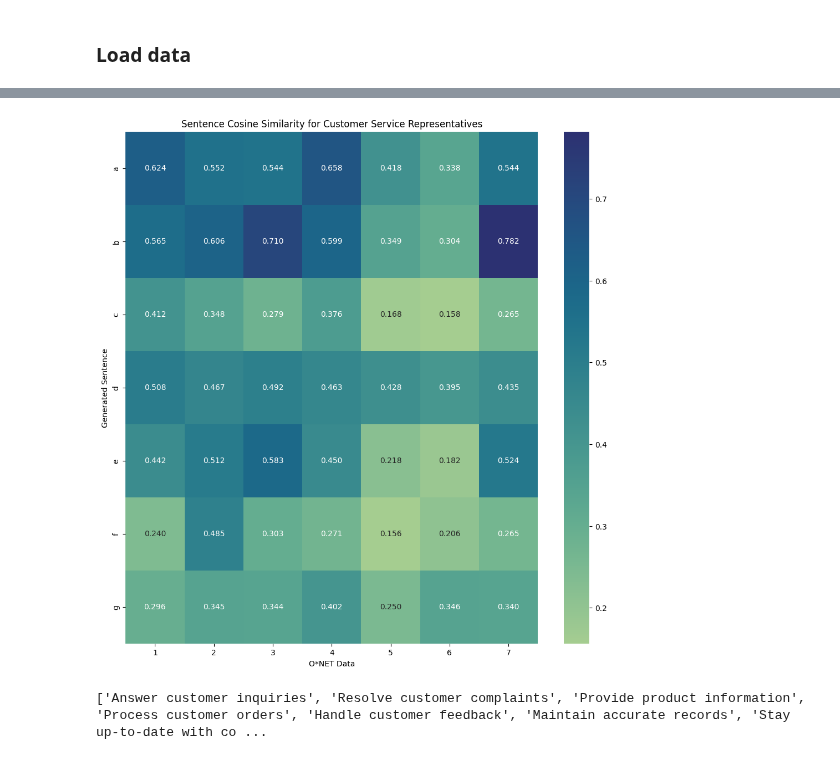
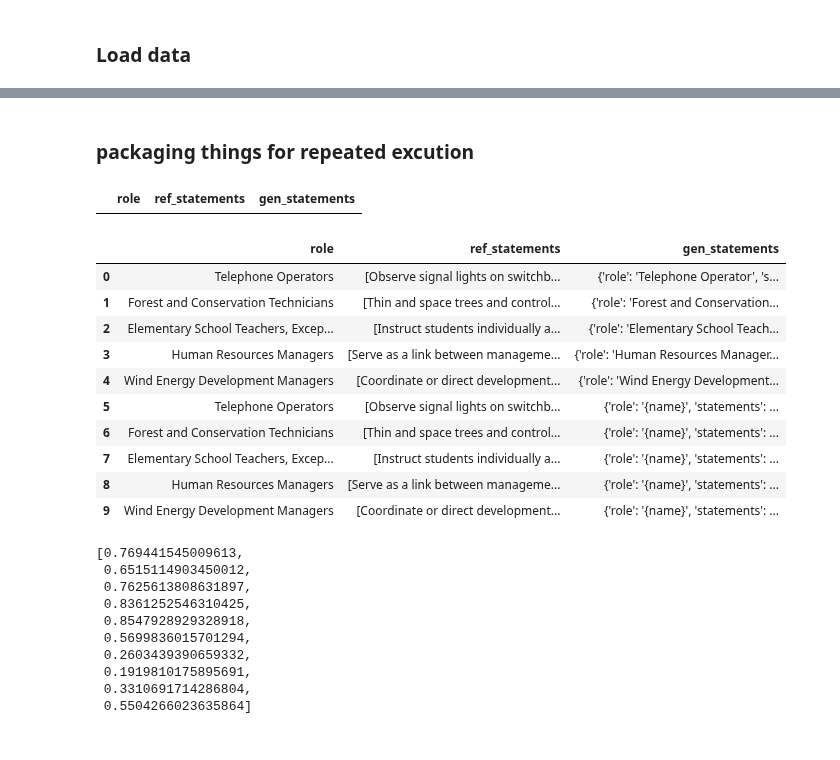
Before and after one commit to Segtanof/Teapot, a Jupyter notebook: task_match.ipynb, the cells around one changed output, grey strips where cells are left out. Saved outputs shown, nothing was run; the diff lists cells and outputs as text; code cells hidden in the pictures.

```diff
--- a/task_match.ipynb
+++ b/task_match.ipynb
@@ -61,0 +47,8 @@ test_occ
+# %%
+#extract occu list from job statement list
+occupations = job_statements.drop(labels=["id", "task", "type"], axis=1)
+occupations = occupations.drop_duplicates()
+sampled_occupation = occupations.groupby('ind', group_keys=False).sample(frac=0.05, random_state=1) #43 samples
+test_sample = sampled_occupation.sample(5, random_state= 2)
+test_sample_list = [test_sample.iloc[x]["title"] for x in range(len(test_sample))]
+test_sample_list
@@ -139,11 +142,7 @@ chat_history
-# %%
-if type(response["task_statements"]) == str:
-    js = json.loads(response["task_statements"])
-    plot(match(js, get_des(test_occ)))
-    print(js)
-else:
-    plot(match(response["task_statements"], get_des(test_occ)))
-    print(response["task_statements"])
-# %% [output]
-[figure, removed]
-['Answer customer inquiries', 'Resolve customer complaints', 'Provide product information', 'Process customer orders', 'Handle customer feedback', 'Maintain accurate records', 'Stay up-to-date with co ...
+# %%
+def add_record(occupation, ref, gen, df):
+    new_row = pd.DataFrame({'role': occupation, 'ref_statements': [ref], "gen_statements":[gen]})
+    df = pd.concat([df, new_row], ignore_index=True)
+    return df
+# %% [markdown]
+### packaging things for repeated excution
@@ -149,0 +151,44 @@ else:
+# %%
+data = ["role", "ref_statements", "gen_statements"]
+record = pd.DataFrame(columns=data)
+record
+# %% [output]
+|  | role | ref_statements | gen_statements |
+# %%
+for occu in test_sample_list:
+    reference_statements = get_des(occu)
+    generated_statements = task_gen(occu, model)
+    record = add_record(occu, reference_statements, generated_statements, record)
+
+record
+# %% [output]
+|  | role | ref_statements | gen_statements |
+| 0 | Telephone Operators | [Observe signal lights on switchb... | {'role': 'Telephone Operator', 's... |
+| 1 | Forest and Conservation Technicians | [Thin and space trees and control... | {'role': 'Forest and Conservation... |
+| 2 | Elementary School Teachers, Excep... | [Instruct students individually a... | {'role': 'Elementary School Teach... |
+| 3 | Human Resources Managers | [Serve as a link between manageme... | {'role': 'Human Resources Manager... |
+| 4 | Wind Energy Development Managers | [Coordinate or direct development... | {'role': 'Wind Energy Development... |
+| 5 | Telephone Operators | [Observe signal lights on switchb... | {'role': '{name}', 'statements': ... |
+| 6 | Forest and Conservation Technicians | [Thin and space trees and control... | {'role': '{name}', 'statements': ... |
+| 7 | Elementary School Teachers, Excep... | [Instruct students individually a... | {'role': '{name}', 'statements': ... |
+| 8 | Human Resources Managers | [Serve as a link between manageme... | {'role': '{name}', 'statements': ... |
+| 9 | Wind Energy Development Managers | [Coordinate or direct development... | {'role': '{name}', 'statements': ... |
+# %%
+similarity_score = []
+for x in range(len(record)):
+    gen_clean = "".join(preProcessText(parse_response(record["gen_statements"].iloc[x])))
+    ref_clean = "".join(preProcessText(record["ref_statements"].iloc[x]))
+    similarity_score.append(match(gen_clean, ref_clean))
+
+similarity_score
+# %% [output]
+[0.769441545009613,
+ 0.6515114903450012,
+ 0.7625613808631897,
+ 0.8361252546310425,
+ 0.8547928929328918,
+ 0.5699836015701294,
+ 0.2603439390659332,
+ 0.1919810175895691,
+ 0.3310691714286804,
+ 0.5504266023635864]
```
Also changed, not shown: parts of 18 cells of this notebook.
